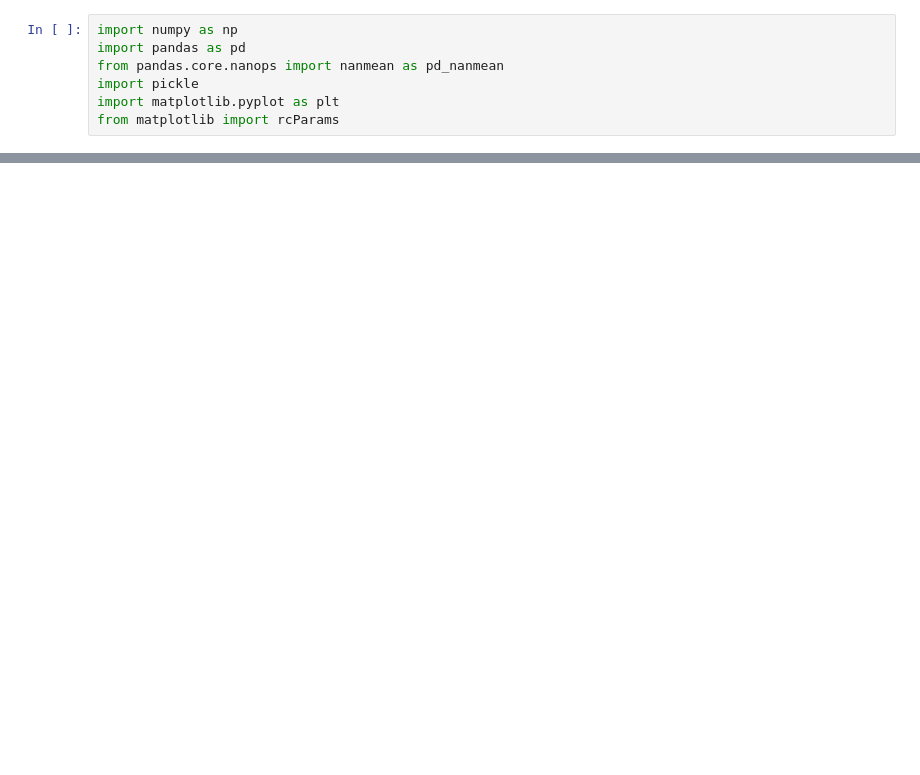
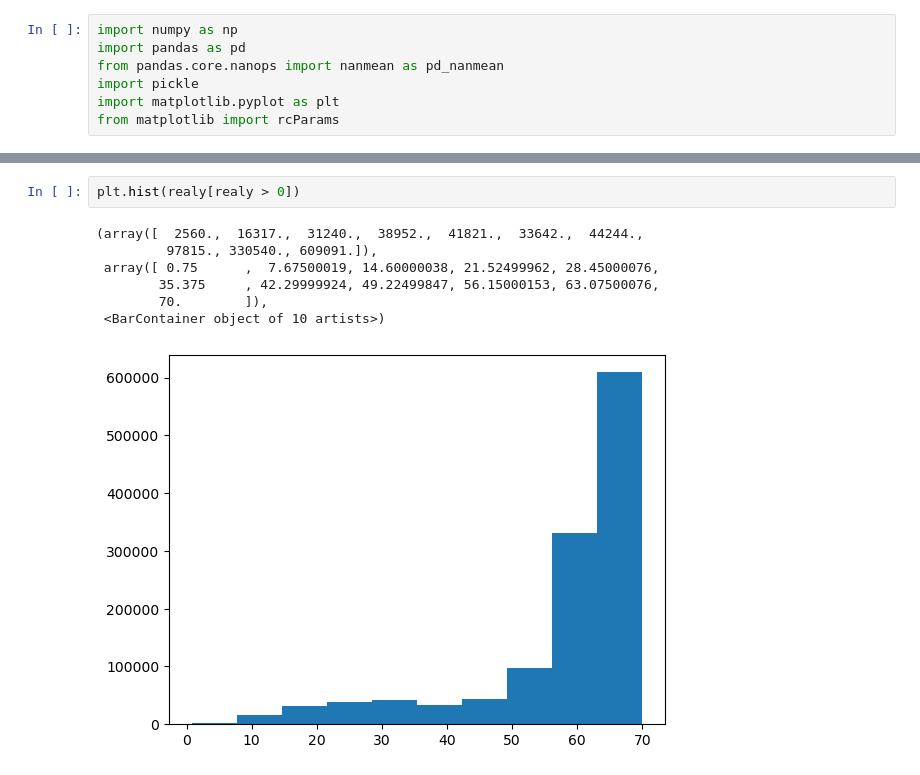
Before and after one commit to Xieyangxinyu/Graph-WaveNet, a Jupyter notebook: model_output.ipynb, the cells around one changed output, grey strips where cells are left out. Drawn from its saved outputs; the diff is of its cells as text; blank space fills up the shorter version.

```diff
--- a/model_output.ipynb
+++ b/model_output.ipynb
@@ -86,0 +52,10 @@ for i in range(len(change_points[subset[0]: subset[-1]])):
+# %%
+plt.hist(realy[realy > 0])
+# %% [output]
+(array([  2560.,  16317.,  31240.,  38952.,  41821.,  33642.,  44244.,
+         97815., 330540., 609091.]),
+ array([ 0.75      ,  7.67500019, 14.60000038, 21.52499962, 28.45000076,
+        35.375     , 42.29999924, 49.22499847, 56.15000153, 63.07500076,
+        70.        ]),
+ <BarContainer object of 10 artists>)
+[figure, added]
```
Also changed, not shown: parts of 10 cells of this notebook, 9 other files.
